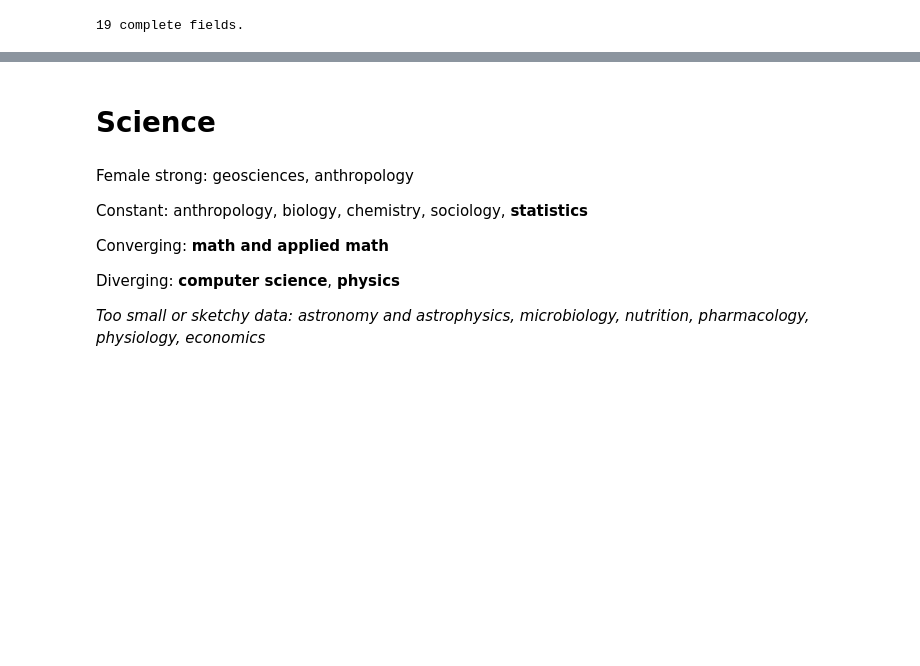
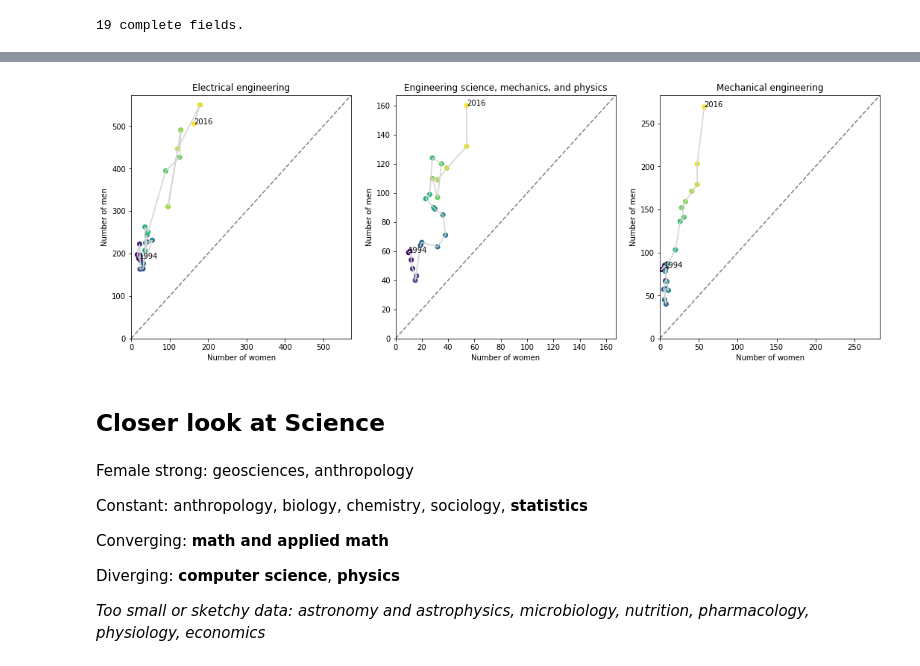
Before and after one commit to spec-journalism/gss-diversity, a Jupyter notebook: notebooks/draft.ipynb, the cells around one changed output, grey strips where cells are left out. Saved outputs shown, nothing was run; the diff lists cells and outputs as text; code cells hidden in the pictures; blank space fills up the shorter version.

```diff
--- a/notebooks/draft.ipynb
+++ b/notebooks/draft.ipynb
@@ -202,5 +249,12 @@ def plot_topic_connected(ax, topic, inst='Columbia University in the City of New
+# %%
+selected = [f for f in complete_fields['Engineering'] if f != 'Industrial and manufacturing engineering']
+_, ax = subplots(3, cols=3)
+for i, field in enumerate(selected):
+    plot_connected(ax[i], field)
+# %% [output]
+[figure, added]
 # %% [markdown]
-# Science
+## Closer look at Science
 # %% [markdown]
 Female strong: geosciences, anthropology
 
```
Also changed, not shown: parts of 17 cells of this notebook.
